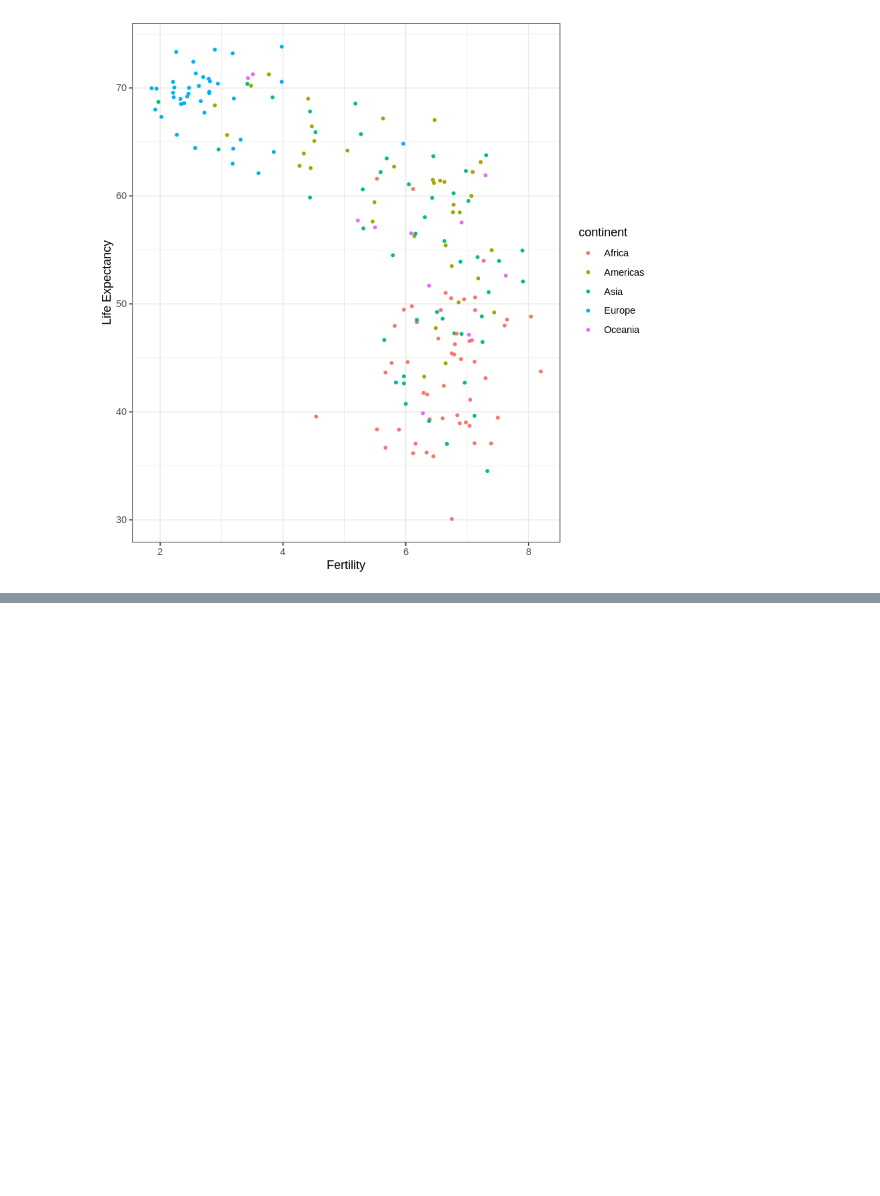
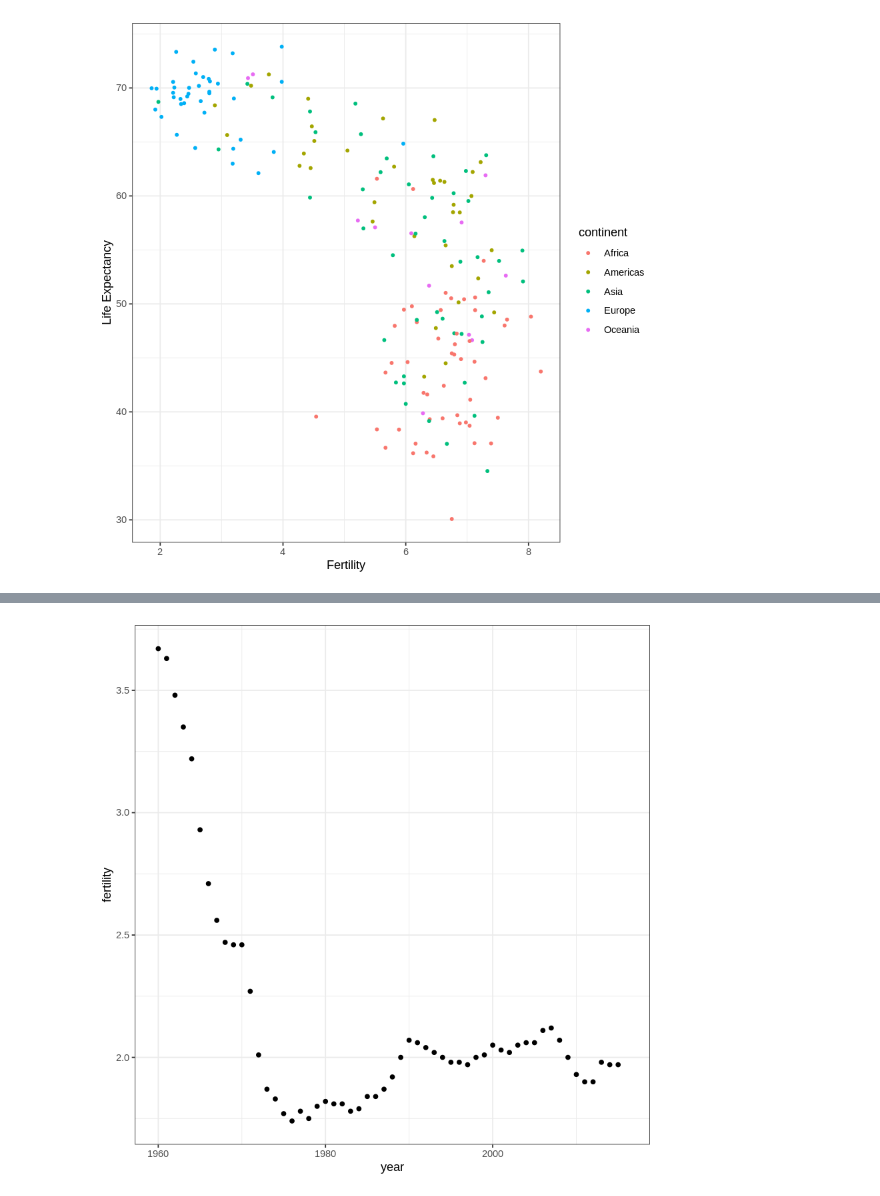
Before and after one commit to ashudva/Case_Studies, a Jupyter notebook: Gapminder/Gapminder.ipynb, the cells around one changed output, grey strips where cells are left out. Drawn from its saved outputs; the diff is of its cells as text; code cells hidden in the pictures; blank space fills up the shorter version.

```diff
--- a/Gapminder/Gapminder.ipynb
+++ b/Gapminder/Gapminder.ipynb
@@ -57,0 +102,7 @@ gapminder %>%
+# %%
+# scatterplot of US fertility by year
+gapminder %>%
+    filter(country == "United States") %>%
+    ggplot(aes(year, fertility)) +
+    geom_point()
+# %% [output]
@@ -57,0 +111 @@ gapminder %>%
+[figure, added]
```
Also changed, not shown: parts of 8 cells of this notebook.
